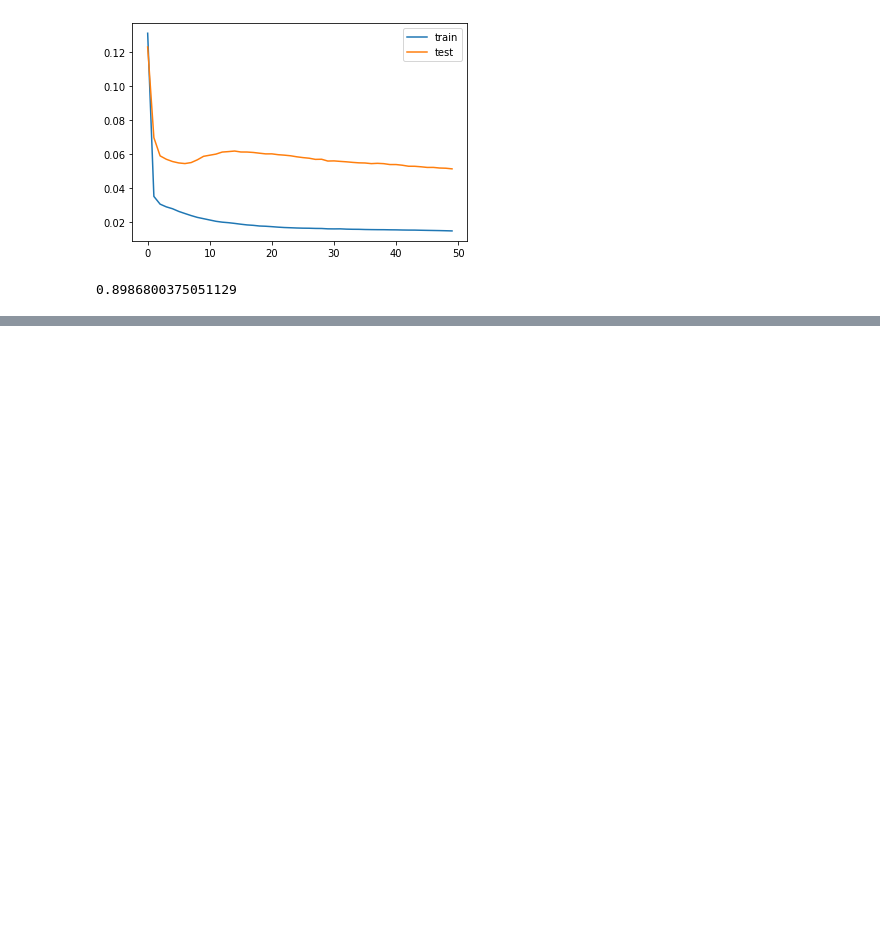
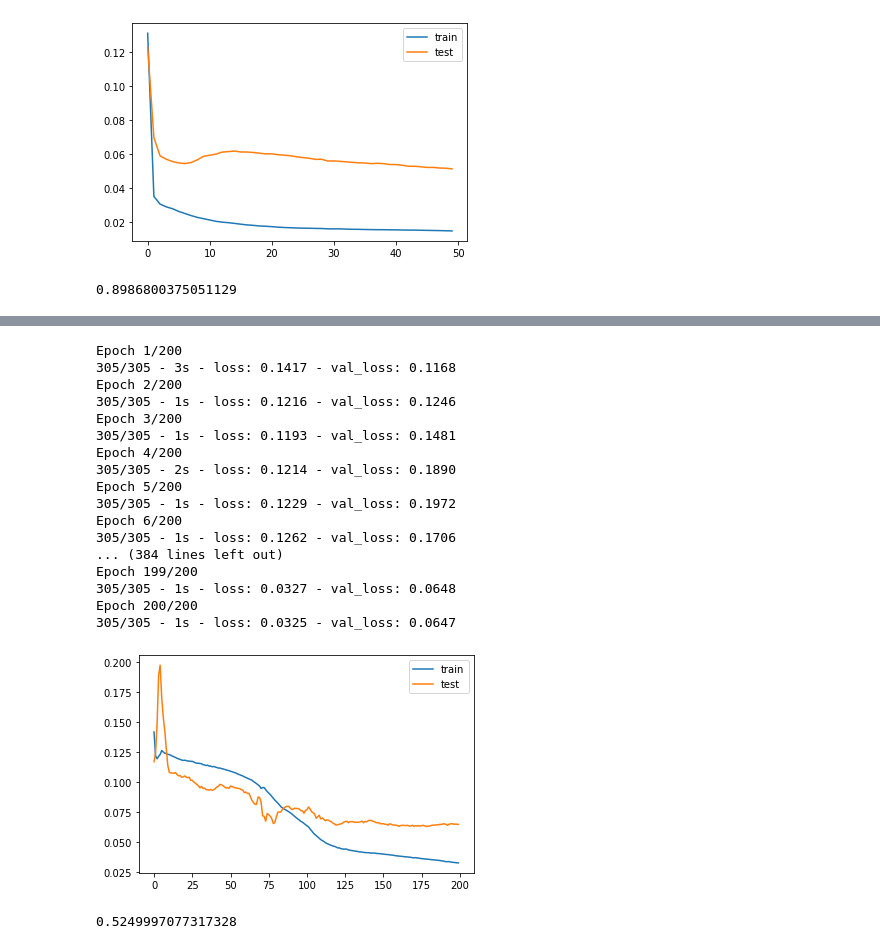
Before and after one commit to VishnuBhaarath/Gas_turbine_predictive_modellig, a Jupyter notebook: LSTM.ipynb, the cells around one changed output, grey strips where cells are left out. Saved outputs shown, nothing was run; the diff lists cells and outputs as text; code cells hidden in the pictures; blank space fills up the shorter version.

```diff
--- a/LSTM.ipynb
+++ b/LSTM.ipynb
@@ -136,0 +215,3 @@ print(r2_score(iny_test,iny_pred))
+# %%
+dataset=df[['AT','AP','AH','TEY','AFDP','TAT']]
+dataset.head()
@@ -136,0 +225,64 @@ print(r2_score(iny_test,iny_pred))
+# %%
+train=dataset[0:21947]
+test=dataset[21947:36733]
+
+scaler = MinMaxScaler(feature_range=(0, 1))
+scaled_train = scaler.fit_transform(train)
+scaled_test=scaler.transform(test)
+
+reframed_train=DataFrame(scaled_train)
+reframed_test=DataFrame(scaled_test)
+
+reframed_train_values=reframed_train.values
+reframed_test_values=reframed_test.values
+
+train_X, train_y = reframed_train_values[:, :-1], reframed_train_values[:, -1]
+test_X, test_y = reframed_test_values[:, :-1], reframed_test_values[:, -1]
+
+
+train_X = train_X.reshape((train_X.shape[0], 1, train_X.shape[1]))
+test_X = test_X.reshape((test_X.shape[0], 1, test_X.shape[1]))
+
+model = Sequential()
+model.add(SimpleRNN(300, input_shape=(train_X.shape[1], train_X.shape[2])))
+model.add(Dense(1))
+model.compile(loss='mae', optimizer='adam')
+# fit network
+history = model.fit(train_X, train_y, epochs=200, batch_size=72, validation_data=(test_X, test_y), verbose=2, shuffle=False)
+# plot history
+plt.plot(history.history['loss'], label='train')
+plt.plot(history.history['val_loss'], label='test')
+plt.legend()
+plt.show()
+# %% [output]
+Epoch 1/200
+305/305 - 3s - loss: 0.1417 - val_loss: 0.1168
+Epoch 2/200
+305/305 - 1s - loss: 0.1216 - val_loss: 0.1246
+Epoch 3/200
+305/305 - 1s - loss: 0.1193 - val_loss: 0.1481
+Epoch 4/200
+305/305 - 2s - loss: 0.1214 - val_loss: 0.1890
+Epoch 5/200
+305/305 - 1s - loss: 0.1229 - val_loss: 0.1972
+Epoch 6/200
+305/305 - 1s - loss: 0.1262 - val_loss: 0.1706
+... (384 lines left out)
+Epoch 199/200
+305/305 - 1s - loss: 0.0327 - val_loss: 0.0648
+Epoch 200/200
+305/305 - 1s - loss: 0.0325 - val_loss: 0.0647
+[figure, added]
+# %%
+y_pred=model.predict(test_X)
+test_X = test_X.reshape((test_X.shape[0], test_X.shape[2]))
+arr1 = np.append(test_X, y_pred, axis=1)
+inv_arr1 = scaler.inverse_transform(arr1)
+iny_pred=inv_arr1[:,[5]]
+test_y=test_y.reshape(test_y.shape[0],1)
+arr2=np.append(test_X,test_y,axis=1)
+inv_arr2=scaler.inverse_transform(arr2)
+iny_test=inv_arr2[:,[5]]
+print(r2_score(iny_test,iny_pred))
+# %% [output]
+0.5249997077317328
```
Also changed, not shown: parts of 11 cells of this notebook.
